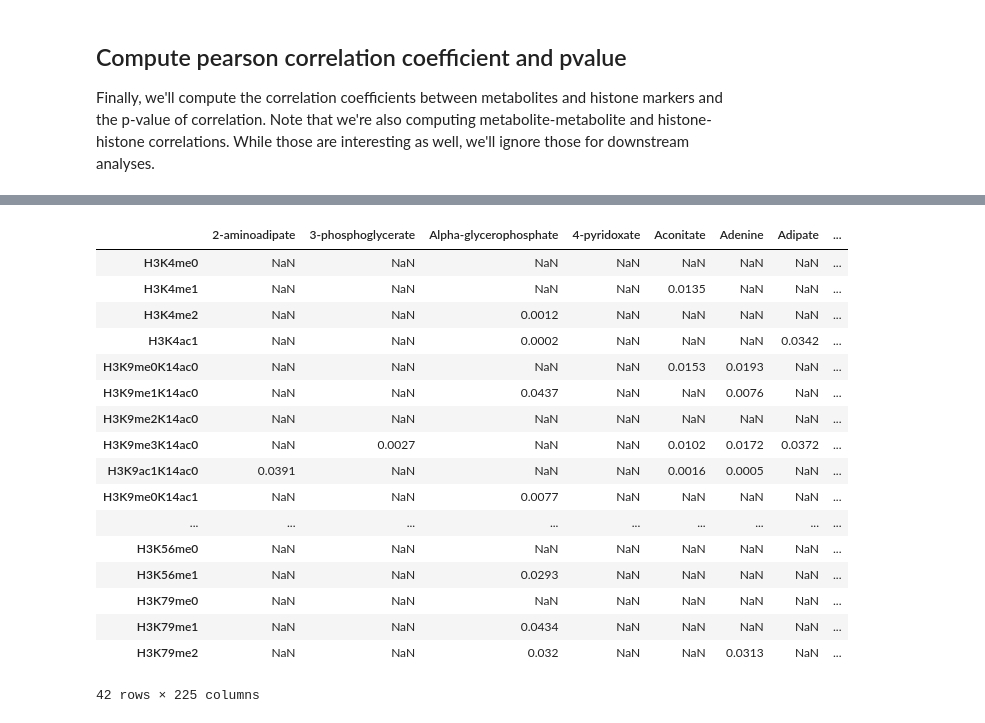
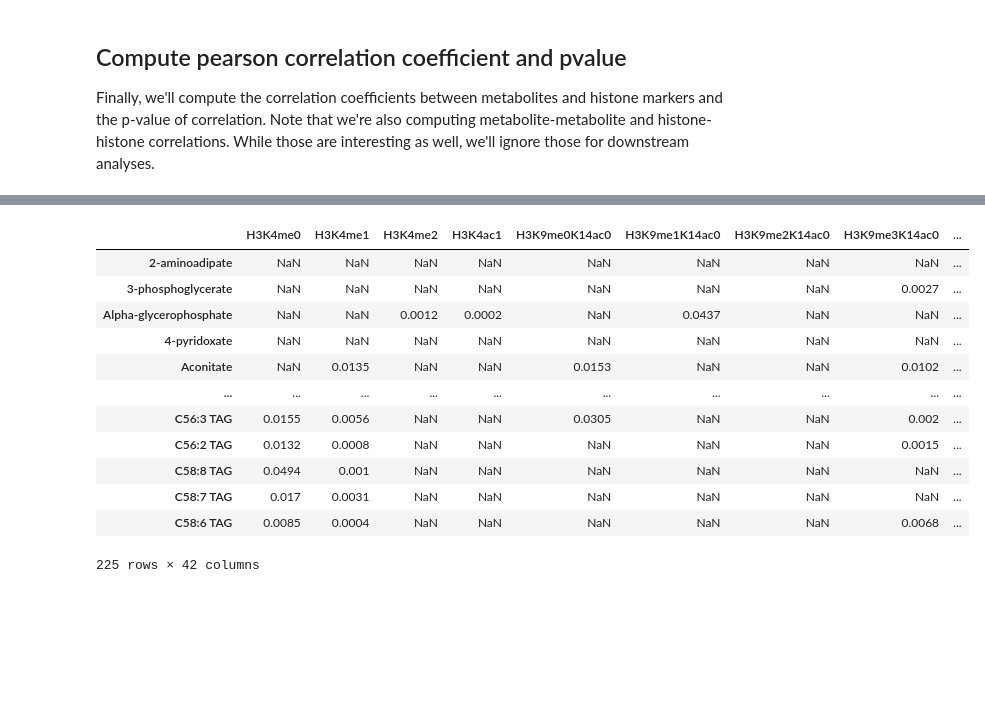
Before and after one commit to sriram-lab/egem, a Jupyter notebook: src/python/EDA/MET2GCP_CORR.ipynb, the cells around one changed output, grey strips where cells are left out. Drawn from its saved outputs; the diff is of its cells as text; code cells hidden in the pictures; blank space fills up the shorter version.

Commit message:
modify function calculate_pvalues and variables' name, add docstring for function

```diff
--- a/src/python/EDA/MET2GCP_CORR.ipynb
+++ b/src/python/EDA/MET2GCP_CORR.ipynb
@@ -24,9 +24,9 @@ md.head()
 | 4 | HUT78 | HAEMATOPOIETIC AND LYMPHOID TISSUE | RPMI | Empty | 5.480683 | 5.469742 | 6.509397 | ... |
 5 rows × 229 columns
 # %%
-metabolites = md.drop(['Tissue', 'Medium','Culture'], axis=1)
+mt = md.drop(['Tissue', 'Medium','Culture'], axis=1)
 print('\n\nmd after deleting column\n--------------')
-print(metabolites)
+print(mt)
 # %% [output]
 md after deleting column
 --------------
@@ -60,8 +60,8 @@ hm.head()
 ## Merge datasets based on unique cancer cell line name
 Next, we'll concatenate the two dataframes and match based on cancer cell lines.
 # %%
-result = metabolites.merge(hm,how='inner',left_on='CCL', right_on='Cell Line')
-result.head()
+merge_tb = mt.merge(hm,how='inner',left_on='CCL', right_on='Cell Line')
+merge_tb.head()
 # %% [output]
 |  | CCL | 2-aminoadipate | 3-phosphoglycerate | Alpha-glycerophosphate | 4-pyridoxate | Aconitate | Adenine | ... |
 | 0 | DMS53 | 6.112727 | 6.034198 | 5.896896 | 6.000532 | 5.513618 | 5.868529 | ... |
@@ -98,8 +98,8 @@ memory usage: 1.8+ MB
 ## Separate dataframes
 Now that the data is matched by cell lines, we can separate the dataframes again.
 # %%
-left = result.iloc[:,1:226]
-left.head()
+metabolites = merge_tb.iloc[:,1:226]
+metabolites.head()
 # %% [output]
 |  | 2-aminoadipate | 3-phosphoglycerate | Alpha-glycerophosphate | 4-pyridoxate | Aconitate | Adenine | Adipate | ... |
 | 0 | 6.112727 | 6.034198 | 5.896896 | 6.000532 | 5.513618 | 5.868529 | 5.977177 | ... |
@@ -109,8 +109,8 @@ left.head()
 | 4 | 5.480683 | 5.469742 | 6.509397 | 6.251005 | 5.190578 | 5.897085 | 6.148333 | ... |
 5 rows × 225 columns
 # %%
-right = result.iloc[:,227:269]
-right.head()
+histone_markers = merge_tb.iloc[:,227:269]
+histone_markers.head()
 # %% [output]
 |  | H3K4me0 | H3K4me1 | H3K4me2 | H3K4ac1 | H3K9me0K14ac0 | H3K9me1K14ac0 | H3K9me2K14ac0 | H3K9me3K14ac0 | ... |
 | 0 | 0.116020 | -0.153144 | -0.348607 | -1.417128 | -1.281177 | -0.719707 | -0.208080 | -0.033416 | ... |
@@ -130,42 +145,44 @@ corr = pd.concat([left, right], axis=1, keys=['left', 'right']).corr().loc['left
 # %%
 corr.to_csv('corr.csv')
 # %%
-def calculate_pvalues(df,left,right):
+def calculate_pvalues(df,mt,hm):
+    """
+    :param df: A pandas dataframe containing the merged table of "CCLE metabolomics dataset" and "GCP_proteomics_remapped". Rows correspond to X, Columns correspond to Y.
+    :param mt: A pandas dataframe containing just the metabolites portion of the merged table.
+    :param hm: A pandas dataframe containing just the histone markers portion of the mergerd table.
+    :return newpvalues: A pandas dataframe containg correlations's p-values that are less or equal to 0.05
+
+    """
     df = df.dropna()._get_numeric_data()
     dfcols = pd.DataFrame(columns=df.columns)
-    df1 = left.dropna()._get_numeric_data()
-    df2 = right.dropna()._get_numeric_data()
-    df1cols = pd.DataFrame(columns=df1.columns)
-    df2cols = pd.DataFrame(columns=df2.columns)
     pvalues = dfcols.transpose().join(dfcols, how='outer')
-    newpvalues = df2cols.transpose().join(df1cols, how='outer')
+    df_mt = mt.dropna()._get_numeric_data()
+    df_hm = hm.dropna()._get_numeric_data()
+    df_mtcols = pd.DataFrame(columns=df_mt.columns)
+    df_hmcols = pd.DataFrame(columns=df_hm.columns)
+    newpvalues = df_mtcols.transpose().join(df_hmcols, how='outer')
     for r in (df.columns):
         for c in (df.columns):
             pvalues[r][c] = round(pearsonr(df[r], df[c])[1],4)
-    for r in (df1.columns):
-        for c in (df2.columns):
+    for r in (df_mt.columns):
+        for c in (df_hm.columns):
             if pvalues[r][c] <= 0.05:
-                newpvalues[r][c] = pvalues[r][c]
+                newpvalues[c][r] = pvalues[r][c]
     newpvalues.to_csv('pvalues<0.05.csv')
     return newpvalues
 
-calculate_pvalues(result,left,right)
+calculate_pvalues(merge_tb,metabolites,histone_markers)
 # %% [output]
-|  | 2-aminoadipate | 3-phosphoglycerate | Alpha-glycerophosphate | 4-pyridoxate | Aconitate | Adenine | Adipate | ... |
-| H3K4me0 | NaN | NaN | NaN | NaN | NaN | NaN | NaN | ... |
-| H3K4me1 | NaN | NaN | NaN | NaN | 0.0135 | NaN | NaN | ... |
-| H3K4me2 | NaN | NaN | 0.0012 | NaN | NaN | NaN | NaN | ... |
-| H3K4ac1 | NaN | NaN | 0.0002 | NaN | NaN | NaN | 0.0342 | ... |
-| H3K9me0K14ac0 | NaN | NaN | NaN | NaN | 0.0153 | 0.0193 | NaN | ... |
-| H3K9me1K14ac0 | NaN | NaN | 0.0437 | NaN | NaN | 0.0076 | NaN | ... |
-| H3K9me2K14ac0 | NaN | NaN | NaN | NaN | NaN | NaN | NaN | ... |
-| H3K9me3K14ac0 | NaN | 0.0027 | NaN | NaN | 0.0102 | 0.0172 | 0.0372 | ... |
-| H3K9ac1K14ac0 | 0.0391 | NaN | NaN | NaN | 0.0016 | 0.0005 | NaN | ... |
-| H3K9me0K14ac1 | NaN | NaN | 0.0077 | NaN | NaN | NaN | NaN | ... |
-| ... | ... | ... | ... | ... | ... | ... | ... | ... |
-| H3K56me0 | NaN | NaN | NaN | NaN | NaN | NaN | NaN | ... |
-| H3K56me1 | NaN | NaN | 0.0293 | NaN | NaN | NaN | NaN | ... |
-| H3K79me0 | NaN | NaN | NaN | NaN | NaN | NaN | NaN | ... |
-| H3K79me1 | NaN | NaN | 0.0434 | NaN | NaN | NaN | NaN | ... |
-| H3K79me2 | NaN | NaN | 0.032 | NaN | NaN | 0.0313 | NaN | ... |
+|  | H3K4me0 | H3K4me1 | H3K4me2 | H3K4ac1 | H3K9me0K14ac0 | H3K9me1K14ac0 | H3K9me2K14ac0 | H3K9me3K14ac0 | ... |
+| 2-aminoadipate | NaN | NaN | NaN | NaN | NaN | NaN | NaN | NaN | ... |
+| 3-phosphoglycerate | NaN | NaN | NaN | NaN | NaN | NaN | NaN | 0.0027 | ... |
+| Alpha-glycerophosphate | NaN | NaN | 0.0012 | 0.0002 | NaN | 0.0437 | NaN | NaN | ... |
+| 4-pyridoxate | NaN | NaN | NaN | NaN | NaN | NaN | NaN | NaN | ... |
+| Aconitate | NaN | 0.0135 | NaN | NaN | 0.0153 | NaN | NaN | 0.0102 | ... |
+| ... | ... | ... | ... | ... | ... | ... | ... | ... | ... |
+| C56:3 TAG | 0.0155 | 0.0056 | NaN | NaN | 0.0305 | NaN | NaN | 0.002 | ... |
+| C56:2 TAG | 0.0132 | 0.0008 | NaN | NaN | NaN | NaN | NaN | 0.0015 | ... |
+| C58:8 TAG | 0.0494 | 0.001 | NaN | NaN | NaN | NaN | NaN | NaN | ... |
+| C58:7 TAG | 0.017 | 0.0031 | NaN | NaN | NaN | NaN | NaN | NaN | ... |
+| C58:6 TAG | 0.0085 | 0.0004 | NaN | NaN | NaN | NaN | NaN | 0.0068 | ... |
-42 rows × 225 columns
+225 rows × 42 columns
```
Also changed, not shown: parts of 3 cells of this notebook.
